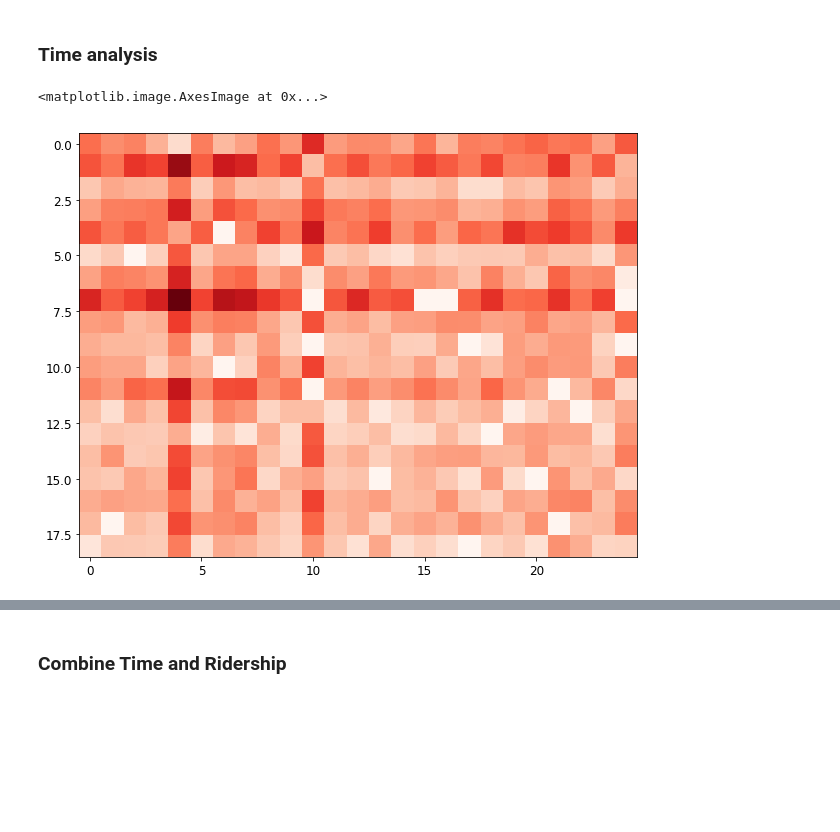
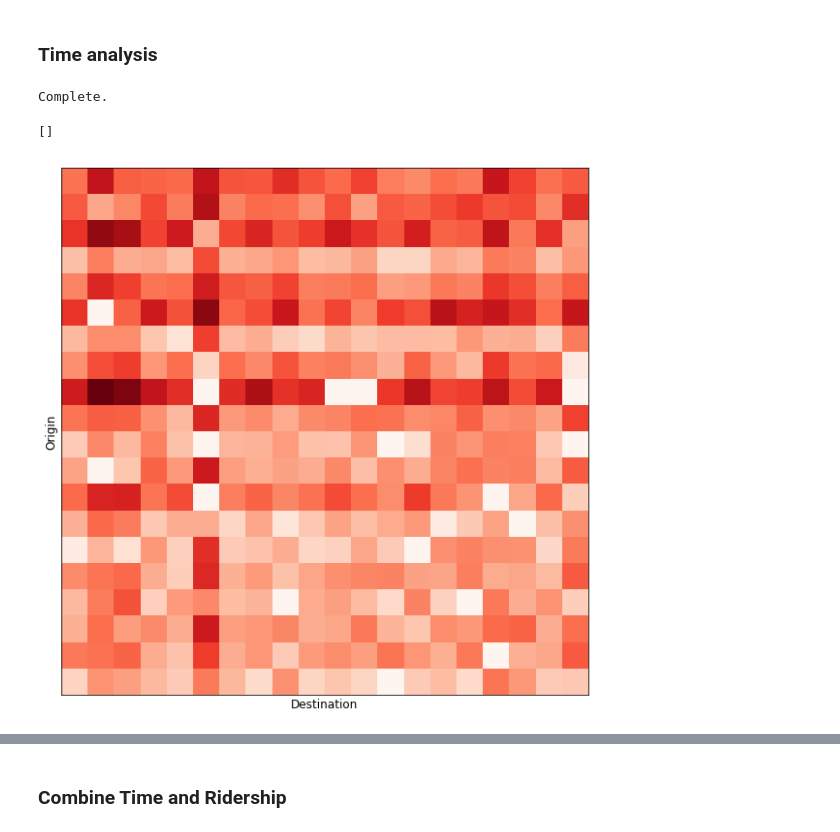
Before and after one commit to itko/cities, a Jupyter notebook: notebooks/network_analysis.ipynb, the cells around one changed output, grey strips where cells are left out. Cells and saved outputs as stored; diff of their text form; code cells hidden in the pictures; blank space fills up the shorter version.

```diff
--- a/notebooks/network_analysis.ipynb
+++ b/notebooks/network_analysis.ipynb
@@ -270,17 +485,24 @@ ax2.grid()
 # %%
 # Prepare a list of Res-Work pairs
-from itertools import permutations, combinations
 # Coordinates
 coords_a = hotspots_res.set_geometry('location').to_crs(epsg=4326).geometry
 coords_b = hotspots_work.set_geometry('location').to_crs(epsg=4326).geometry
 # Create table of coordinates
 pairs = []
 names = []
-adj = nx.to_pandas_adjacency(network)
 for nameA, pA in coords_a.iteritems():
     for nameB, pB in coords_b.iteritems():
         if nameA != nameB:
+            # Check if we already got this previously
+            if (nameA in df_routes.routeA.values) and (nameB in df_routes.routeB.values):
+                continue
             pairs.append(((pA.y,pA.x),(pB.y,pB.x)))
             names.append((nameA, nameB))
-# %%
-df_routes = pd.read_csv('./output/routes_20181206_155245.csv', index_col=0)
+# %%
+time = datetime(2018,12,5,8,0).timestamp()
+routes = get_routes(time, pairs, names)
+# %% [output]
+Complete.
+# %%
+if len(routes):
+    df_routes = pd.concat([df_routes,pd.concat(routes)])
@@ -294,9 +518,13 @@ od_times = od_times.T
 # %%
 f,ax = plt.subplots(1,1,figsize=(10,10))
 ax.imshow(od_times.fillna(0), cmap='Reds')
+ax.set_ylabel('Origin')
+ax.set_yticks([])
+ax.set_xlabel('Destination')
+ax.set_xticks([])
 # %% [output]
-<matplotlib.image.AxesImage at 0x...>
+[]
-[figure, old version]
+[figure, new version]
 # %%
 f,(ax1,ax2) = plt.subplots(1,2,figsize=(12,4), sharey=True)
 od_times.sum(axis=1).plot(ax=ax1,kind='bar',color='C0')
```
Also changed, not shown: parts of 43 cells of this notebook, 4 other files.
